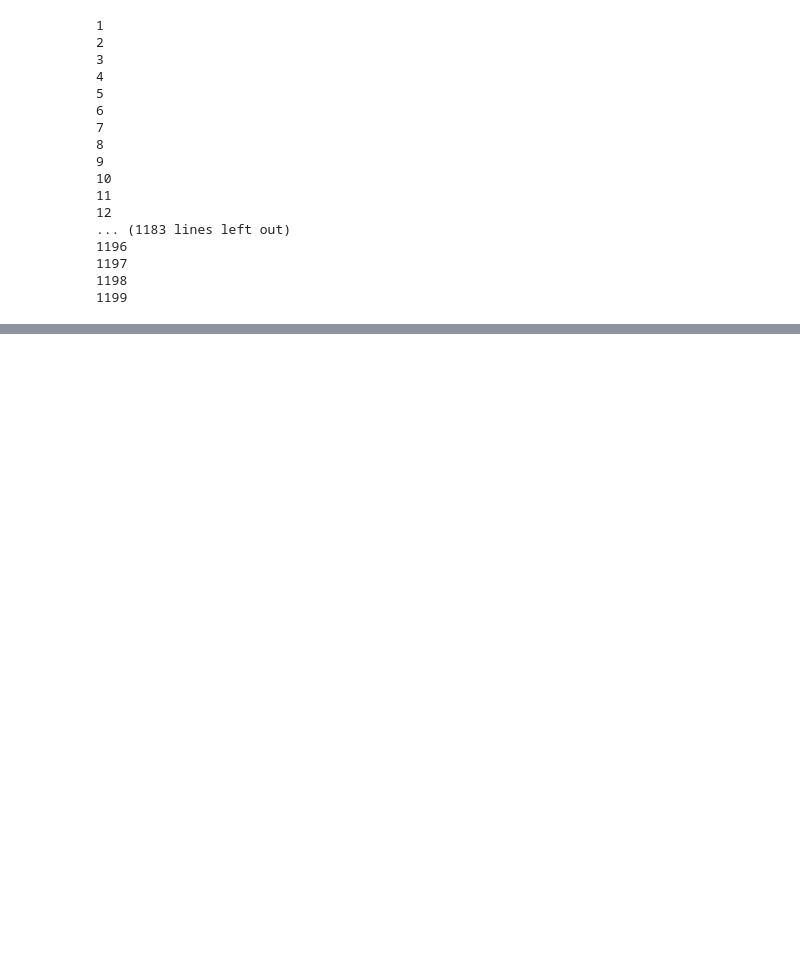
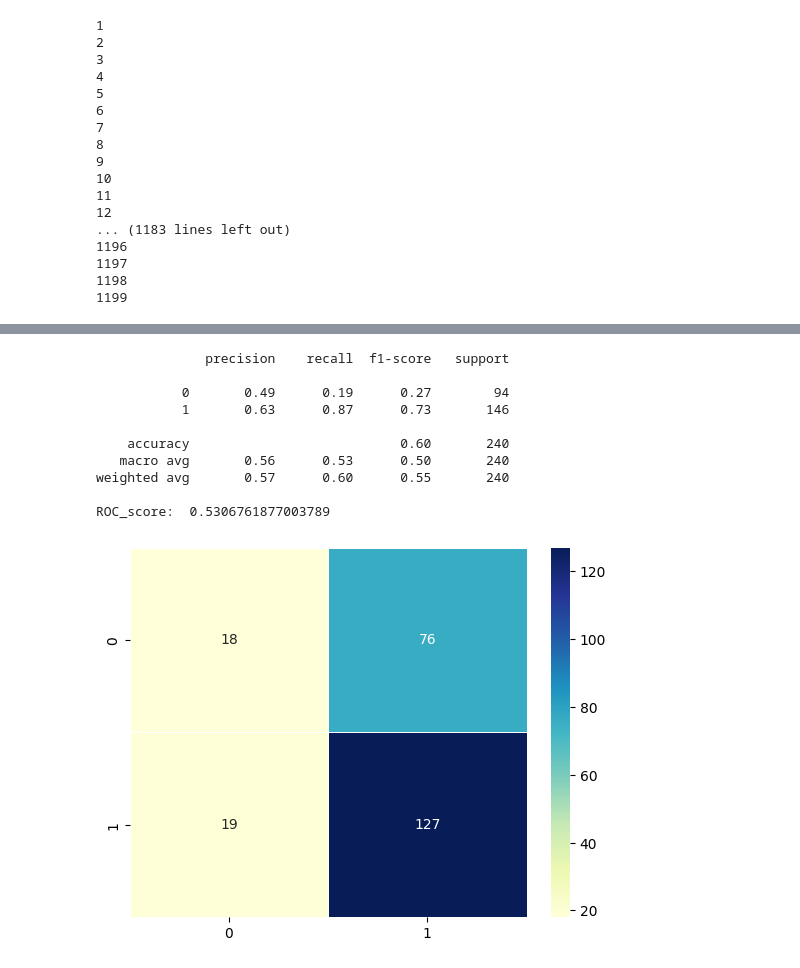
Before and after one commit to Boat84/Capstone-project, a Jupyter notebook: testing_jt.ipynb, the cells around one changed output, grey strips where cells are left out. Saved outputs shown, nothing was run; the diff lists cells and outputs as text; code cells hidden in the pictures; blank space fills up the shorter version.

```diff
--- a/testing_jt.ipynb
+++ b/testing_jt.ipynb
@@ -279,0 +346,19 @@ weighted avg       0.57      0.61      0.47       240
+# %%
+# Define parameter grid for randomized search
+param_grid = {
+        'min_child_weight': [1, 5, 10],
+        'gamma': [0, 0.5, 1,  2, 5],
+        'subsample': [0.6, 0.8, 1.0],
+        'colsample_bytree': [0.6, 0.8, 1.0],
+        'max_depth': [3, 5,  9],
+        'learning_rate' : [0.1, 0.3, 1.0],
+        'lambda' : [0.3, 1, 5]
+        }
+
+
+# Instantiate random search and define the metric to optimize
+rs = RandomizedSearchCV(XGBClassifier(), param_grid, scoring='accuracy',
+                  cv=5, verbose=5, n_jobs=-1, n_iter=10, random_state=0)
+
+# Fit randomized search object to data
+rs.fit(X_train, y_train)
@@ -279,0 +384,19 @@ weighted avg       0.57      0.61      0.47       240
+# %%
+rs_best = rs.best_estimator_
+y_pred = rs_best.predict(X_test)
+print(classification_report(y_test,y_pred))
+print('ROC_score: ', roc_auc_score(y_test, y_pred))
+cm = confusion_matrix(y_test, y_pred)
+sns.heatmap(cm, cmap='YlGnBu', annot=True, fmt='d', linewidths=.5);
+# %% [output]
+              precision    recall  f1-score   support
+
+           0       0.49      0.19      0.27        94
+           1       0.63      0.87      0.73       146
+
+    accuracy                           0.60       240
+   macro avg       0.56      0.53      0.50       240
+weighted avg       0.57      0.60      0.55       240
+
+ROC_score:  0.5306761877003789
+[figure, added]
```
Also changed, not shown: parts of 18 cells of this notebook, 1 other file.
